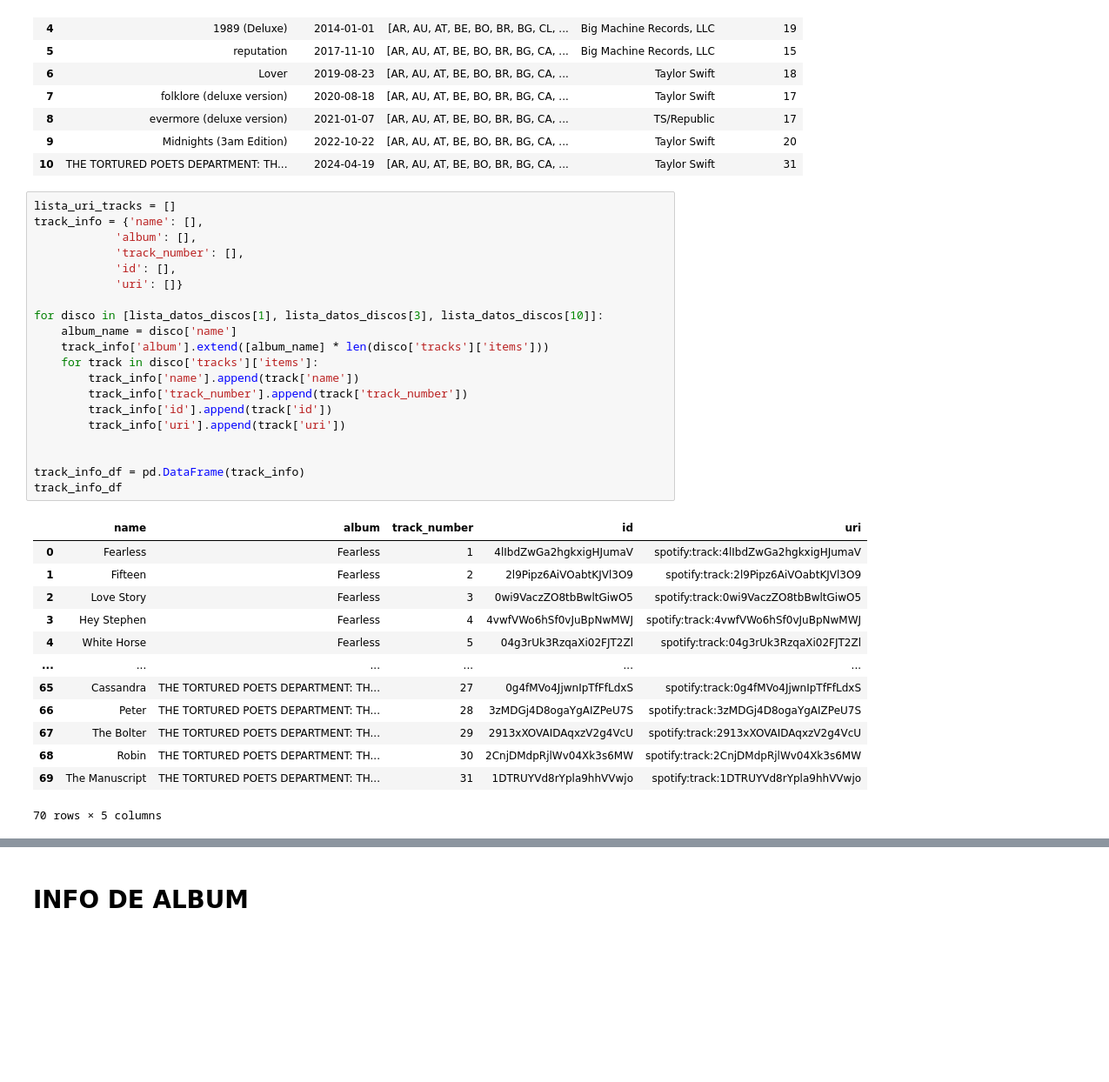
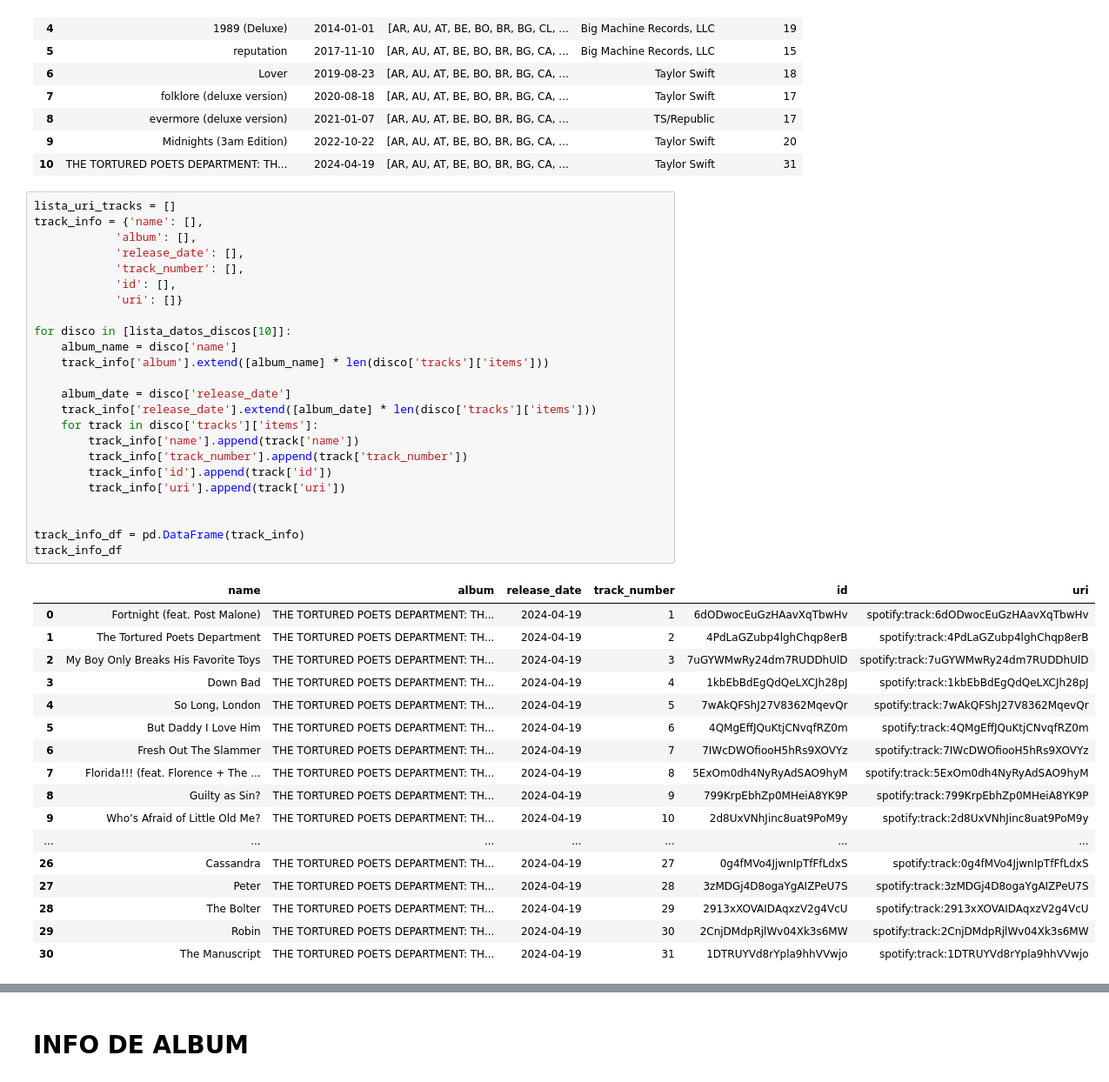
Before and after one commit to icorreald/promog-modulo4-sprint2-pairprogramming-marina_escobar-isabel_correal, a Jupyter notebook: isa_hace_cosas.ipynb, the cells around one changed output, grey strips where cells are left out. Shown at 87% size. Saved outputs shown, nothing was run; the diff lists cells and outputs as text; blank space fills up the shorter version.

Commit message:
update all albums data

```diff
--- a/isa_hace_cosas.ipynb
+++ b/isa_hace_cosas.ipynb
@@ -103,37 +95,45 @@ df
 # %%
 lista_uri_tracks = []
 track_info = {'name': [],
             'album': [],
+            'release_date': [],
             'track_number': [],
             'id': [],
             'uri': []}
 
-for disco in [lista_datos_discos[1], lista_datos_discos[3], lista_datos_discos[10]]:
+for disco in [lista_datos_discos[10]]:
     album_name = disco['name']
     track_info['album'].extend([album_name] * len(disco['tracks']['items']))
+
+    album_date = disco['release_date']
+    track_info['release_date'].extend([album_date] * len(disco['tracks']['items']))
     for track in disco['tracks']['items']:
         track_info['name'].append(track['name'])
         track_info['track_number'].append(track['track_number'])
         track_info['id'].append(track['id'])
         track_info['uri'].append(track['uri'])
 
 
 track_info_df = pd.DataFrame(track_info)
 track_info_df
 # %% [output]
-|  | name | album | track_number | id | uri |
-| 0 | Fearless | Fearless | 1 | 4lIbdZwGa2hgkxigHJumaV | spotify:track:4lIbdZwGa2hgkxigHJumaV |
-| 1 | Fifteen | Fearless | 2 | 2l9Pipz6AiVOabtKJVl3O9 | spotify:track:2l9Pipz6AiVOabtKJVl3O9 |
-| 2 | Love Story | Fearless | 3 | 0wi9VaczZO8tbBwltGiwO5 | spotify:track:0wi9VaczZO8tbBwltGiwO5 |
-| 3 | Hey Stephen | Fearless | 4 | 4vwfVWo6hSf0vJuBpNwMWJ | spotify:track:4vwfVWo6hSf0vJuBpNwMWJ |
-| 4 | White Horse | Fearless | 5 | 04g3rUk3RzqaXi02FJT2Zl | spotify:track:04g3rUk3RzqaXi02FJT2Zl |
-| ... | ... | ... | ... | ... | ... |
-| 65 | Cassandra | THE TORTURED POETS DEPARTMENT: TH... | 27 | 0g4fMVo4JjwnIpTfFfLdxS | spotify:track:0g4fMVo4JjwnIpTfFfLdxS |
-| 66 | Peter | THE TORTURED POETS DEPARTMENT: TH... | 28 | 3zMDGj4D8ogaYgAIZPeU7S | spotify:track:3zMDGj4D8ogaYgAIZPeU7S |
-| 67 | The Bolter | THE TORTURED POETS DEPARTMENT: TH... | 29 | 2913xXOVAIDAqxzV2g4VcU | spotify:track:2913xXOVAIDAqxzV2g4VcU |
-| 68 | Robin | THE TORTURED POETS DEPARTMENT: TH... | 30 | 2CnjDMdpRjlWv04Xk3s6MW | spotify:track:2CnjDMdpRjlWv04Xk3s6MW |
-| 69 | The Manuscript | THE TORTURED POETS DEPARTMENT: TH... | 31 | 1DTRUYVd8rYpla9hhVVwjo | spotify:track:1DTRUYVd8rYpla9hhVVwjo |
+|  | name | album | release_date | track_number | id | uri |
+| 0 | Fortnight (feat. Post Malone) | THE TORTURED POETS DEPARTMENT: TH... | 2024-04-19 | 1 | 6dODwocEuGzHAavXqTbwHv | spotify:track:6dODwocEuGzHAavXqTbwHv |
+| 1 | The Tortured Poets Department | THE TORTURED POETS DEPARTMENT: TH... | 2024-04-19 | 2 | 4PdLaGZubp4lghChqp8erB | spotify:track:4PdLaGZubp4lghChqp8erB |
+| 2 | My Boy Only Breaks His Favorite Toys | THE TORTURED POETS DEPARTMENT: TH... | 2024-04-19 | 3 | 7uGYWMwRy24dm7RUDDhUlD | spotify:track:7uGYWMwRy24dm7RUDDhUlD |
+| 3 | Down Bad | THE TORTURED POETS DEPARTMENT: TH... | 2024-04-19 | 4 | 1kbEbBdEgQdQeLXCJh28pJ | spotify:track:1kbEbBdEgQdQeLXCJh28pJ |
+| 4 | So Long, London | THE TORTURED POETS DEPARTMENT: TH... | 2024-04-19 | 5 | 7wAkQFShJ27V8362MqevQr | spotify:track:7wAkQFShJ27V8362MqevQr |
+| 5 | But Daddy I Love Him | THE TORTURED POETS DEPARTMENT: TH... | 2024-04-19 | 6 | 4QMgEffJQuKtjCNvqfRZ0m | spotify:track:4QMgEffJQuKtjCNvqfRZ0m |
+| 6 | Fresh Out The Slammer | THE TORTURED POETS DEPARTMENT: TH... | 2024-04-19 | 7 | 7IWcDWOfiooH5hRs9XOVYz | spotify:track:7IWcDWOfiooH5hRs9XOVYz |
+| 7 | Florida!!! (feat. Florence + The ... | THE TORTURED POETS DEPARTMENT: TH... | 2024-04-19 | 8 | 5ExOm0dh4NyRyAdSAO9hyM | spotify:track:5ExOm0dh4NyRyAdSAO9hyM |
+| 8 | Guilty as Sin? | THE TORTURED POETS DEPARTMENT: TH... | 2024-04-19 | 9 | 799KrpEbhZp0MHeiA8YK9P | spotify:track:799KrpEbhZp0MHeiA8YK9P |
+| 9 | Who’s Afraid of Little Old Me? | THE TORTURED POETS DEPARTMENT: TH... | 2024-04-19 | 10 | 2d8UxVNhJinc8uat9PoM9y | spotify:track:2d8UxVNhJinc8uat9PoM9y |
+| ... | ... | ... | ... | ... | ... | ... |
+| 26 | Cassandra | THE TORTURED POETS DEPARTMENT: TH... | 2024-04-19 | 27 | 0g4fMVo4JjwnIpTfFfLdxS | spotify:track:0g4fMVo4JjwnIpTfFfLdxS |
+| 27 | Peter | THE TORTURED POETS DEPARTMENT: TH... | 2024-04-19 | 28 | 3zMDGj4D8ogaYgAIZPeU7S | spotify:track:3zMDGj4D8ogaYgAIZPeU7S |
+| 28 | The Bolter | THE TORTURED POETS DEPARTMENT: TH... | 2024-04-19 | 29 | 2913xXOVAIDAqxzV2g4VcU | spotify:track:2913xXOVAIDAqxzV2g4VcU |
+| 29 | Robin | THE TORTURED POETS DEPARTMENT: TH... | 2024-04-19 | 30 | 2CnjDMdpRjlWv04Xk3s6MW | spotify:track:2CnjDMdpRjlWv04Xk3s6MW |
+| 30 | The Manuscript | THE TORTURED POETS DEPARTMENT: TH... | 2024-04-19 | 31 | 1DTRUYVd8rYpla9hhVVwjo | spotify:track:1DTRUYVd8rYpla9hhVVwjo |
-70 rows × 5 columns
 # %%
 track_audio_ft = {'uri': [],
             'acousticness': [],
```
Also changed, not shown: parts of 16 cells of this notebook, 3 other files.
